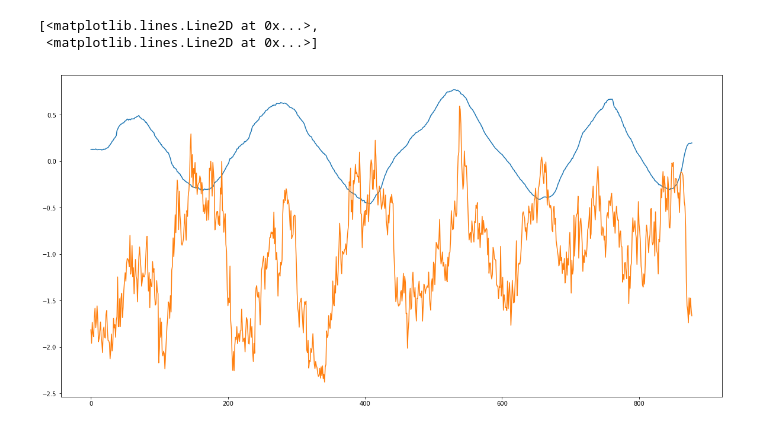
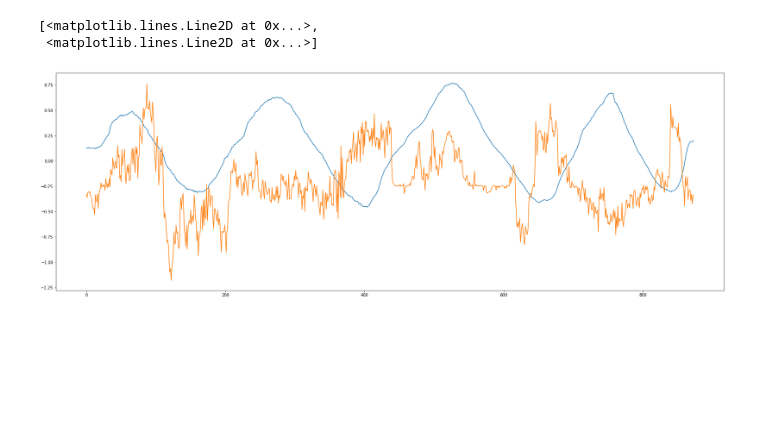
Before and after one commit to muratcancicek/Deep_RL_For_Head_Pose_Est, a Jupyter notebook: DeepRL_For_HPE/VGG16Runner_v7.ipynb, the cells around one changed output. Cells and saved outputs as stored; diff of their text form; code cells hidden in the pictures; blank space fills up the shorter version.

Commit message:
training for multiple epochs

```diff
--- a/DeepRL_For_HPE/VGG16Runner_v7.ipynb
+++ b/DeepRL_For_HPE/VGG16Runner_v7.ipynb
@@ -16,18 +15,14 @@ testSubjects = [9]
 # %%
 num_datasets = len(subjectList)
 # %%
-keras.backend.clear_session()
 def getFinalModel(num_outputs = num_outputs):
-    dense_layer_1 = 1
-    dense_layer_2 = 8
     inp = BIWI_Frame_Shape
     vgg_model = VGG16(weights='imagenet', include_top=False, input_shape = BIWI_Frame_Shape)
     rnn = Sequential()
-    rnn.add(TimeDistributed(vgg_model, input_shape=(timesteps, inp[0], inp[1], inp[2])))#batch_size = timesteps,
+    rnn.add(TimeDistributed(vgg_model, input_shape=(timesteps, inp[0], inp[1], inp[2])))
 
     rnn.add(TimeDistributed(Flatten()))
-    rnn.add(LSTM(128, dropout=0.4, recurrent_dropout=0.2)) # , activation='relu', stateful=True
-#    rnn.add(TimeDistributed(Dropout(0.2)))
+    rnn.add(LSTM(12, dropout=0.4, recurrent_dropout=0.2))
     rnn.add(Dense(num_outputs))
 
     for layer in rnn.layers[:15]:
@@ -38 +34,3 @@ def getFinalModel(num_outputs = num_outputs):
 full_model = getFinalModel(num_outputs = num_outputs)
+# %%
+full_model = trainForEpochs(full_model, 1, subjectList, testSubjects, timesteps, overlapping, 4, num_outputs, batch_size = 1, in_epochs = 3)
@@ -39,4 +41,4 @@ full_model = getFinalModel(num_outputs = num_outputs)
 # %%
-test_generators, test_labelSets = getTestBiwi(testSubjects, timesteps, 4, num_outputs, batch_size = 1)
+test_generators, test_labelSets = getTestBiwi(testSubjects, timesteps, overlapping, 4, num_outputs, batch_size = 1)
 test_gen, test_labels = test_generators[0], test_labelSets[0]
 # %% [output]
@@ -44,2 +45,0 @@ All frames and annotations from 1 datasets have been read by 2018-12-30 23:22:16
-# %%
-full_model = trainForEpochs(full_model, 1, subjectList, testSubjects, timesteps, 4, num_outputs, batch_size = 1)
@@ -62,8 +47,9 @@ Epoch 1 completed!
 predictions = full_model.predict_generator(test_gen)
 output1 = numpy.concatenate((test_labels[timesteps:, :1], predictions[:, :1]), axis=1)
 # %%
+plt.figure(figsize=(30,10))
 plt.plot(output1)
 # %% [output]
 [<matplotlib.lines.Line2D at 0x...>,
  <matplotlib.lines.Line2D at 0x...>]
-[figure, old version]
+[figure, new version]
```
Also changed, not shown: parts of 7 cells of this notebook, 3 other files.
